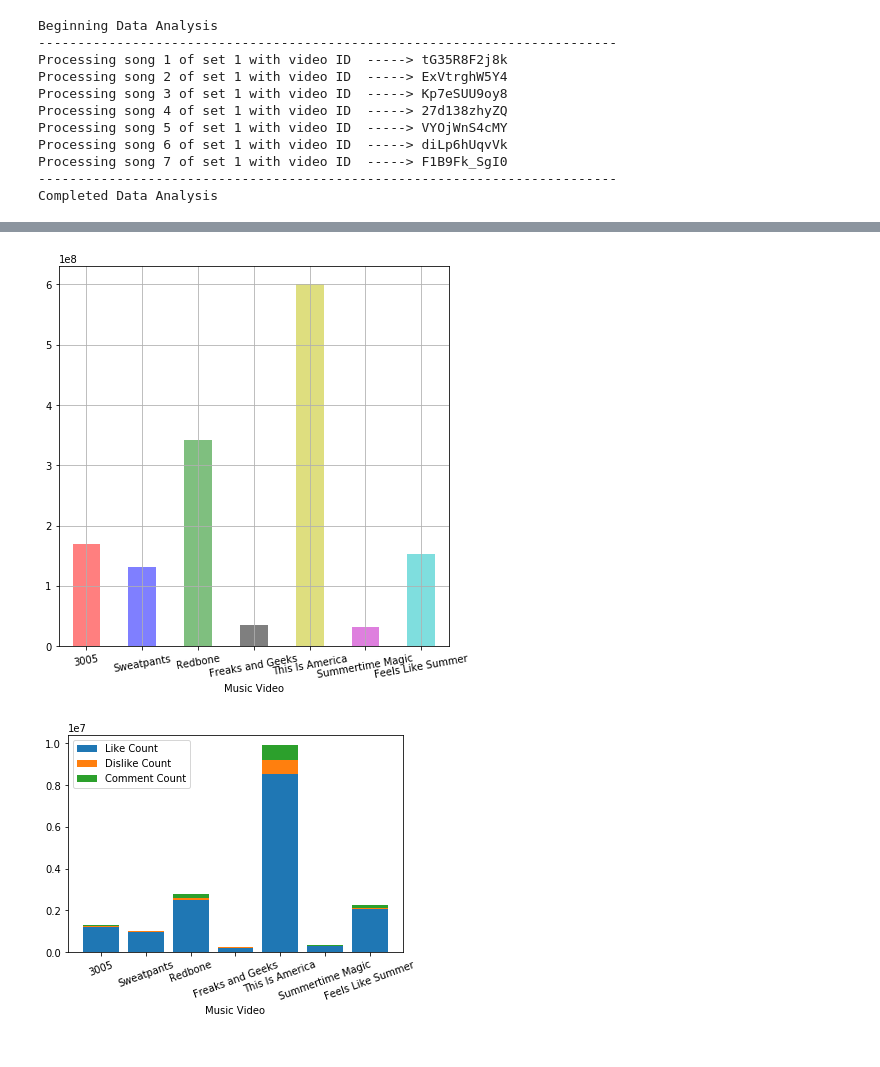
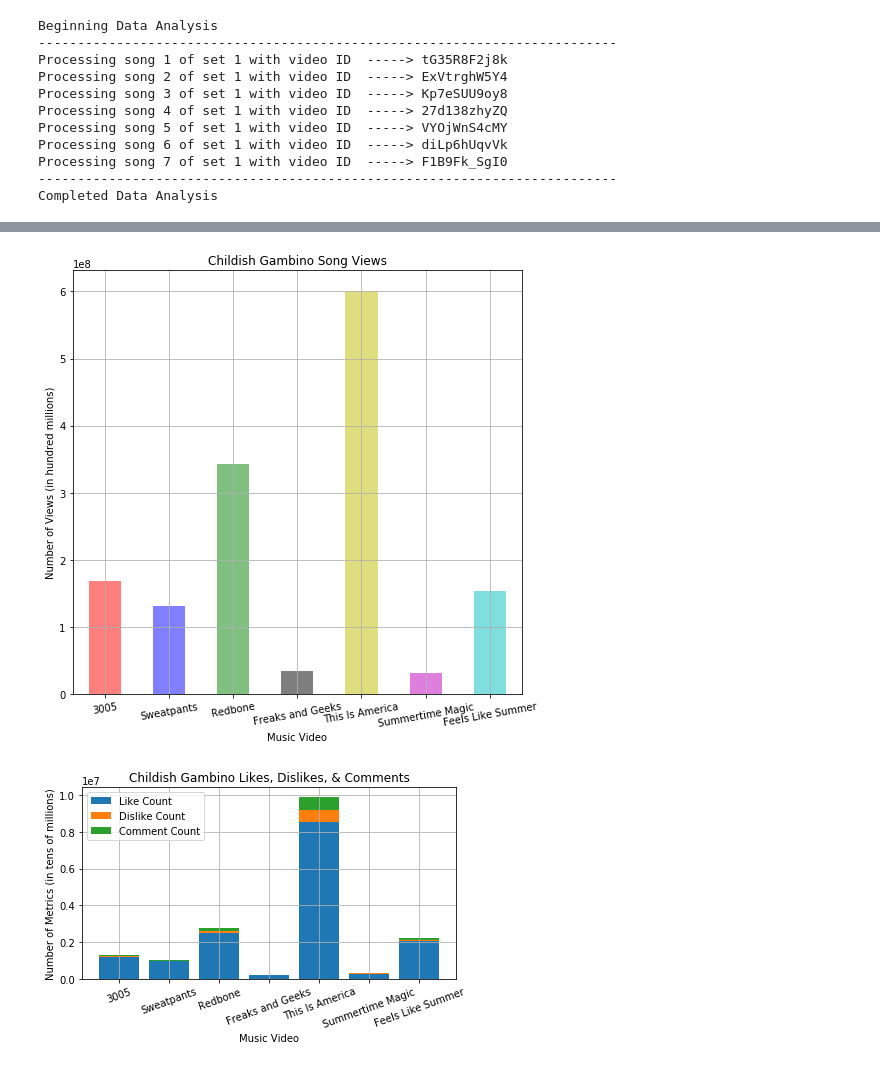
Before and after one commit to nelsont87/Controversial_Music, a Jupyter notebook: Gian/ChildishGambino.ipynb, the cells around one changed output, grey strips where cells are left out. Drawn from its saved outputs; the diff is of its cells as text; code cells hidden in the pictures.

Commit message:
added graph names

```diff
--- a/Gian/ChildishGambino.ipynb
+++ b/Gian/ChildishGambino.ipynb
@@ -213,15 +213,19 @@ finaldataframe
 # %%
 # Create a bar plot displaying the amount of views each song obtained
 finaldataframe.plot.bar(x = "Music Video", y = "View Count",
                        align='center', alpha=0.5, grid=True,
                        color = ['r', 'b', 'g', 'k', 'y', 'm', 'c'],
                        legend = None, figsize=(7,7))
 plt.xticks(rotation = 10)
+plt.tight_layout()
+plt.title("Childish Gambino Song Views")
+plt.ylabel("Number of Views (in hundred millions)")
+
 
 plt.savefig("Figures/childishviews.png")
 plt.savefig("DataPlots/childishviews.png")
 # %% [output]
-[figure, old version]
+[figure, new version]
 # %%
 # Create a bar plot displaying a comparison of likes, dislikes, and comments
 plt.bar(finaldataframe["Music Video"], finaldataframe["Like Count"], label = "Like Count")
@@ -234,8 +238,12 @@ plt.bar(finaldataframe["Music Video"], finaldataframe["Comment Count"],
 plt.xlabel("Music Video")
 plt.xticks(rotation = 20)
 plt.legend()
+plt.tight_layout()
+plt.title("Childish Gambino Likes, Dislikes, & Comments")
+plt.ylabel("Number of Metrics (in tens of millions)")
+plt.grid()
 
 plt.savefig("Figures/childishanalysis.png")
 plt.savefig("DataPlots/childishanalysis.png")
 # %% [output]
-[figure, old version]
+[figure, new version]
```
Also changed, not shown: parts of 7 cells of this notebook, 8 other files.
